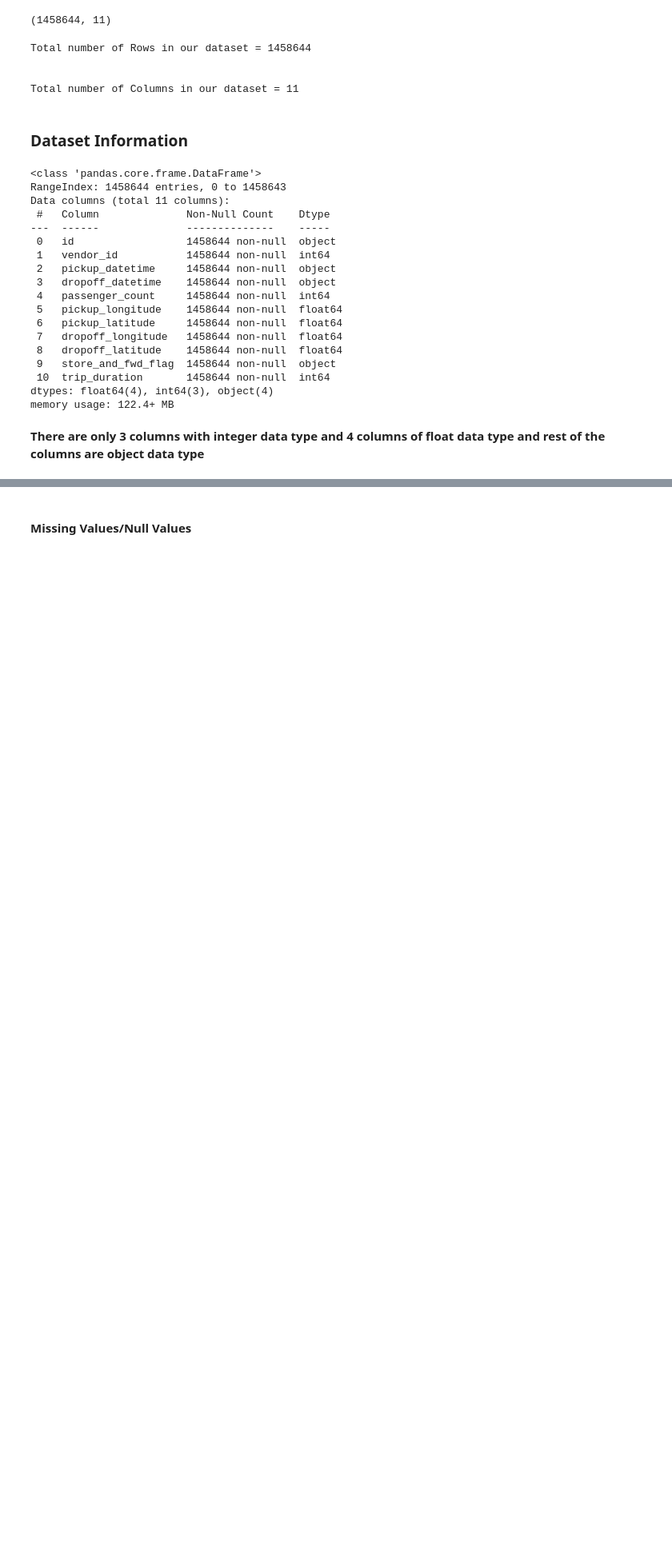
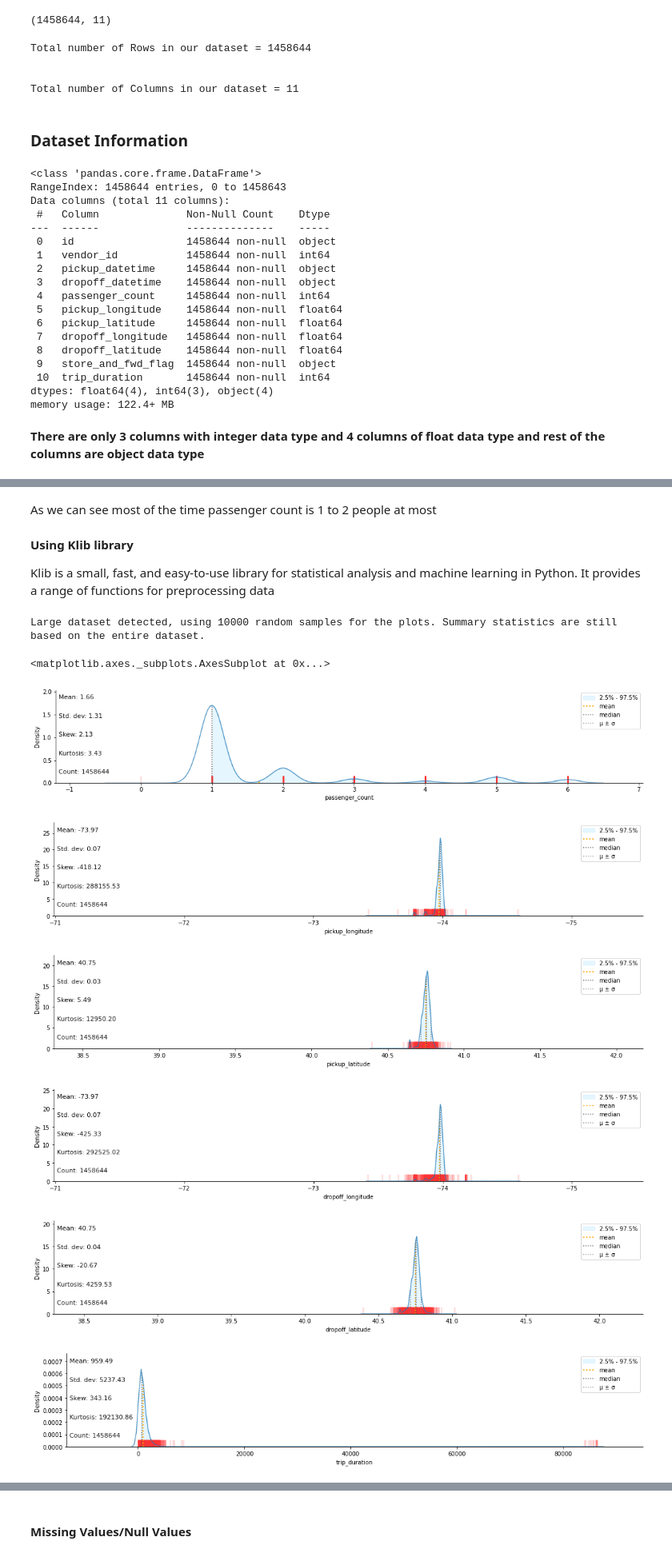
Before and after one commit to RAHULRAJ666DX/NYC-Taxi-Trip-Time-Predict-Raj, a Jupyter notebook: 1111111111111111111.ipynb, the cells around one changed output, grey strips where cells are left out. Shown at 80% size. Drawn from its saved outputs; the diff is of its cells as text; code cells hidden in the pictures; blank space fills up the shorter version.

```diff
--- a/1111111111111111111.ipynb
+++ b/1111111111111111111.ipynb
@@ -223,0 +287,18 @@ df.describe()
+# %% [markdown]
+As we can see most of the time passenger count is 1 to 2 people at most
+# %% [markdown]
+**Using Klib library**
+
+Klib is a small, fast, and easy-to-use library for statistical analysis and machine learning in Python. It provides a range of functions for preprocessing data
+# %%
+# DIST plot to see distribution
+klib.dist_plot(df)
+# %% [output]
+Large dataset detected, using 10000 random samples for the plots. Summary statistics are still based on the entire dataset.
+<matplotlib.axes._subplots.AxesSubplot at 0x...>
+[figure, added]
+[figure, added]
+[figure, added]
+[figure, added]
+[figure, added]
+[figure, added]
```
Also changed, not shown: parts of 56 cells of this notebook.
